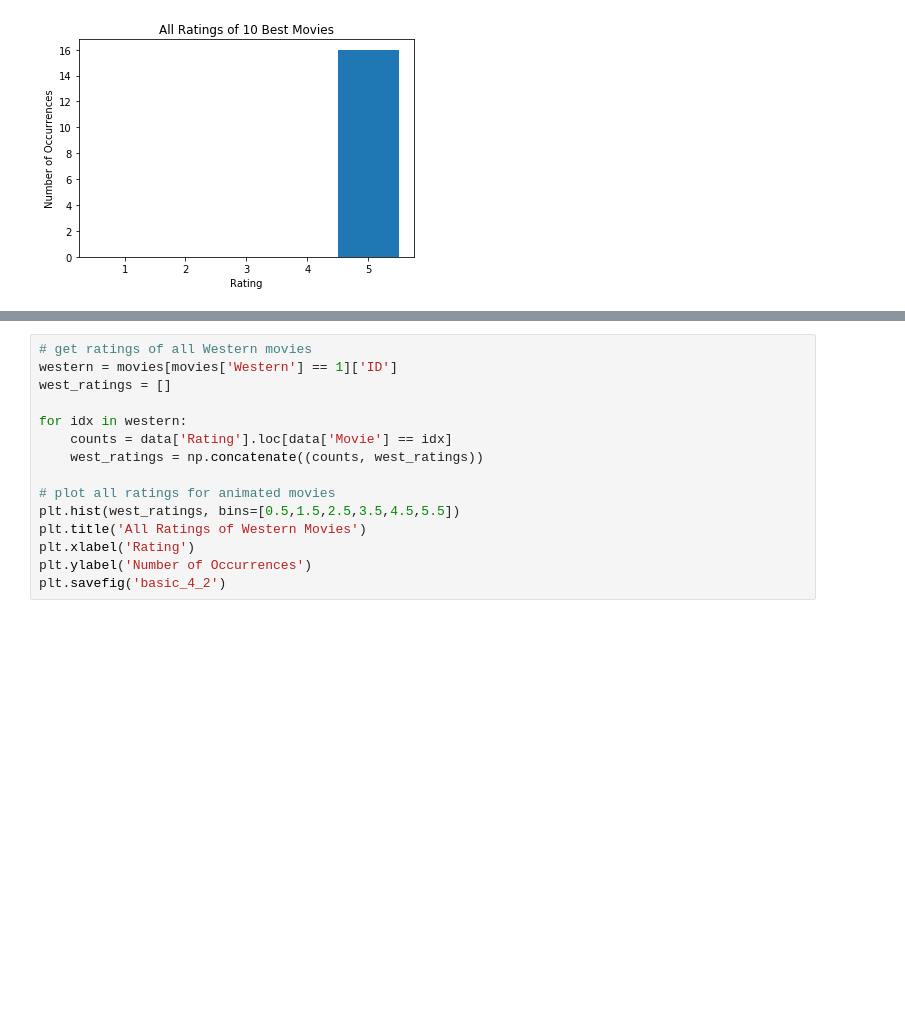
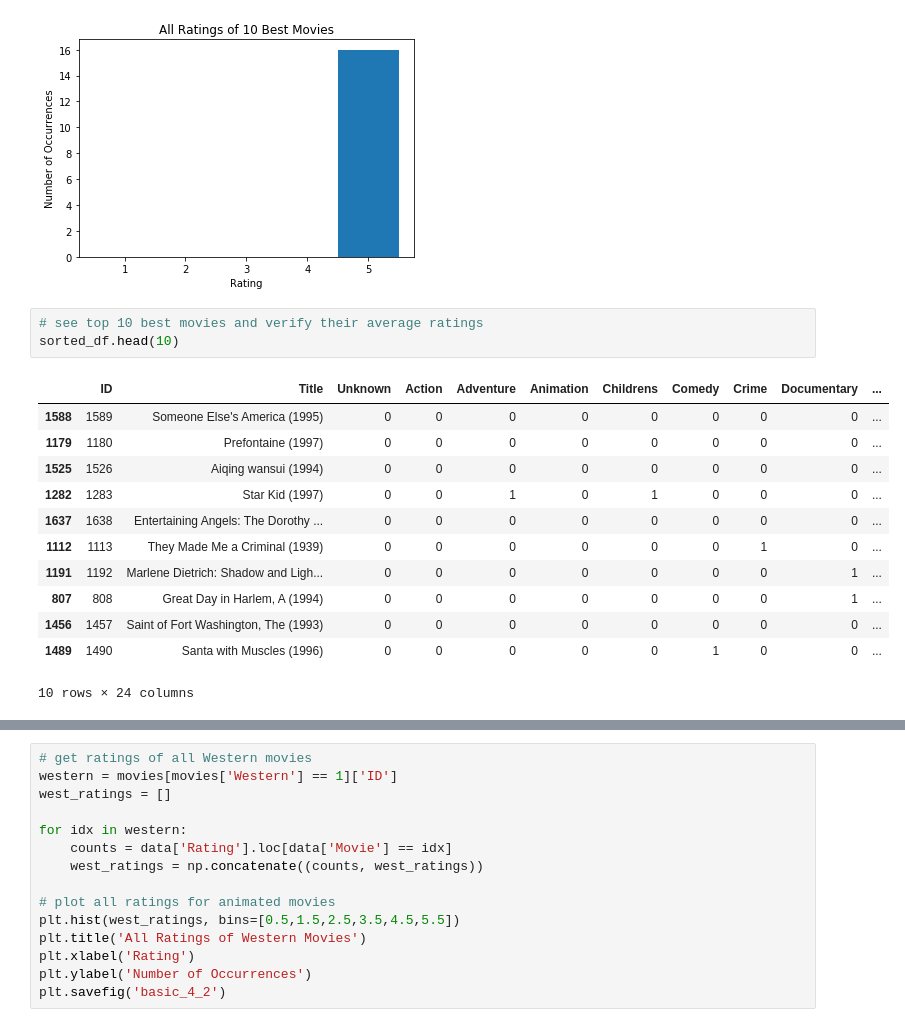
Before and after one commit to amandaliusa/cs155-movielens, a Jupyter notebook: basic_visualizations.ipynb, the cells around one changed output, grey strips where cells are left out. Saved outputs shown, nothing was run; the diff lists cells and outputs as text; blank space fills up the shorter version.

```diff
--- a/basic_visualizations.ipynb
+++ b/basic_visualizations.ipynb
@@ -52,6 +54,22 @@ plt.ylabel('Number of Occurrences')
 plt.savefig('basic_3')
 # %% [output]
 [figure]
+# %%
+# see top 10 best movies and verify their average ratings
+sorted_df.head(10)
+# %% [output]
+|  | ID | Title | Unknown | Action | Adventure | Animation | Childrens | Comedy | Crime | Documentary | ... |
+| 1588 | 1589 | Someone Else's America (1995) | 0 | 0 | 0 | 0 | 0 | 0 | 0 | 0 | ... |
+| 1179 | 1180 | Prefontaine (1997) | 0 | 0 | 0 | 0 | 0 | 0 | 0 | 0 | ... |
+| 1525 | 1526 | Aiqing wansui (1994) | 0 | 0 | 0 | 0 | 0 | 0 | 0 | 0 | ... |
+| 1282 | 1283 | Star Kid (1997) | 0 | 0 | 1 | 0 | 1 | 0 | 0 | 0 | ... |
+| 1637 | 1638 | Entertaining Angels: The Dorothy ... | 0 | 0 | 0 | 0 | 0 | 0 | 0 | 0 | ... |
+| 1112 | 1113 | They Made Me a Criminal (1939) | 0 | 0 | 0 | 0 | 0 | 0 | 1 | 0 | ... |
+| 1191 | 1192 | Marlene Dietrich: Shadow and Ligh... | 0 | 0 | 0 | 0 | 0 | 0 | 0 | 1 | ... |
+| 807 | 808 | Great Day in Harlem, A (1994) | 0 | 0 | 0 | 0 | 0 | 0 | 0 | 1 | ... |
+| 1456 | 1457 | Saint of Fort Washington, The (1993) | 0 | 0 | 0 | 0 | 0 | 0 | 0 | 0 | ... |
+| 1489 | 1490 | Santa with Muscles (1996) | 0 | 0 | 0 | 0 | 0 | 1 | 0 | 0 | ... |
+10 rows × 24 columns
 # %%
 # get ratings of all animated movies
 animated = movies[movies['Animation'] == 1]['ID']
```
Also changed, not shown: parts of 2 cells of this notebook, 9 other files.
